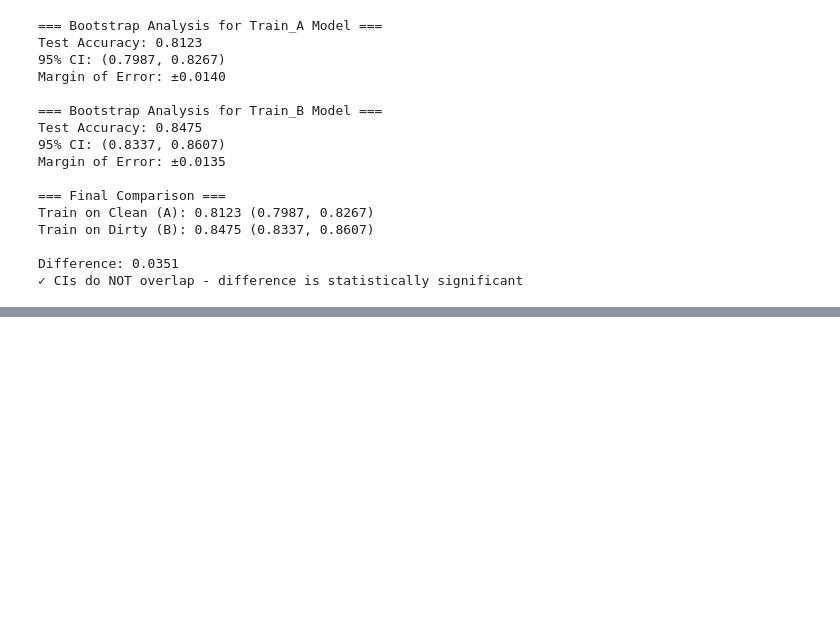
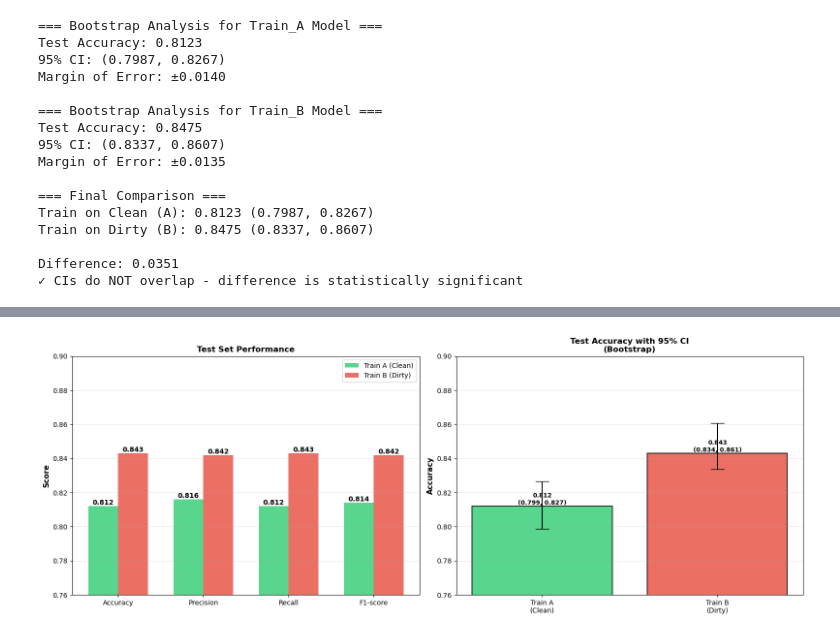
Before and after one commit to skyefung02/COMP90051_A2, a Jupyter notebook: A2_DeepCNN_Results/COMP90051_DeepCNN.ipynb, the cells around one changed output, grey strips where cells are left out. Saved outputs shown, nothing was run; the diff lists cells and outputs as text; code cells hidden in the pictures; blank space fills up the shorter version.

```diff
--- a/A2_DeepCNN_Results/COMP90051_DeepCNN.ipynb
+++ b/A2_DeepCNN_Results/COMP90051_DeepCNN.ipynb
@@ -827,0 +1141,84 @@ Difference: 0.0351
+# %%
+# Hard-coded test results
+test_results = {
+    'Train_A (Clean)': {
+        'accuracy': 0.812,
+        'precision': 0.816,
+        'recall': 0.812,
+        'f1': 0.814,
+        'ci_lower': 0.7987,
+        'ci_upper': 0.8267
+    },
+    'Train_B (Dirty)': {
+        'accuracy': 0.843,
+        'precision': 0.842,
+        'recall': 0.843,
+        'f1': 0.842,
+        'ci_lower': 0.8337,
+        'ci_upper': 0.8607
+    }
+}
+
+# Create side-by-side plots
+fig, (ax1, ax2) = plt.subplots(1, 2, figsize=(16, 6))
+
+# Plot 1: Test Performance Comparison
+metrics = ['Accuracy', 'Precision', 'Recall', 'F1-score']
+x = np.arange(len(metrics))
+width = 0.35
+
+test_A = [test_results['Train_A (Clean)'][m] for m in ['accuracy', 'precision', 'recall', 'f1']]
+test_B = [test_results['Train_B (Dirty)'][m] for m in ['accuracy', 'precision', 'recall', 'f1']]
+
+bars1 = ax1.bar(x - width/2, test_A, width, label='Train A (Clean)',
+                alpha=0.8, color='#2ecc71')
+bars2 = ax1.bar(x + width/2, test_B, width, label='Train B (Dirty)',
+                alpha=0.8, color='#e74c3c')
+
+ax1.set_ylabel('Score', fontsize=11, fontweight='bold')
+ax1.set_title('Test Set Performance', fontsize=12, fontweight='bold')
+ax1.set_xticks(x)
+ax1.set_xticklabels(metrics)
+ax1.legend()
+ax1.set_ylim([0.76, 0.90])
+ax1.grid(axis='y', alpha=0.3)
+
+# Add value labels
+for bars in [bars1, bars2]:
+    for bar in bars:
+        height = bar.get_height()
+        ax1.text(bar.get_x() + bar.get_width()/2., height,
+                f'{height:.3f}', ha='center', va='bottom', fontsize=10, fontweight='bold')
+
+# Plot 2: Test Accuracy with Bootstrap Confidence Intervals
+models = ['Train A\n(Clean)', 'Train B\n(Dirty)']
+test_accs = [test_results['Train_A (Clean)']['accuracy'],
+             test_results['Train_B (Dirty)']['accuracy']]
+ci_lower = [test_results['Train_A (Clean)']['ci_lower'],
+            test_results['Train_B (Dirty)']['ci_lower']]
+ci_upper = [test_results['Train_A (Clean)']['ci_upper'],
+            test_results['Train_B (Dirty)']['ci_upper']]
+
+errors = [[test_accs[i] - ci_lower[i] for i in range(2)],
+          [ci_upper[i] - test_accs[i] for i in range(2)]]
+
+colors = ['#2ecc71', '#e74c3c']
+bars = ax2.bar(models, test_accs, yerr=errors, capsize=10,
+               alpha=0.8, color=colors, edgecolor='black', linewidth=1.5)
+
+ax2.set_ylabel('Accuracy', fontsize=11, fontweight='bold')
+ax2.set_title('Test Accuracy with 95% CI\n(Bootstrap)', fontsize=12, fontweight='bold')
+ax2.set_ylim([0.76, 0.90])
+ax2.grid(axis='y', alpha=0.3)
+
+# Add value labels with CI
+for i, (bar, acc, lower, upper) in enumerate(zip(bars, test_accs, ci_lower, ci_upper)):
+    ax2.text(bar.get_x() + bar.get_width()/2., bar.get_height(),
+            f'{acc:.3f}\n({lower:.3f}, {upper:.3f})',
+            ha='center', va='bottom', fontsize=9, fontweight='bold')
+
+plt.tight_layout()
+plt.savefig('test_performance_comparison.png', dpi=300, bbox_inches='tight')
+plt.show()
+# %% [output]
+[figure, added]
```
Also changed, not shown: parts of 3 cells of this notebook, 4 other files.
